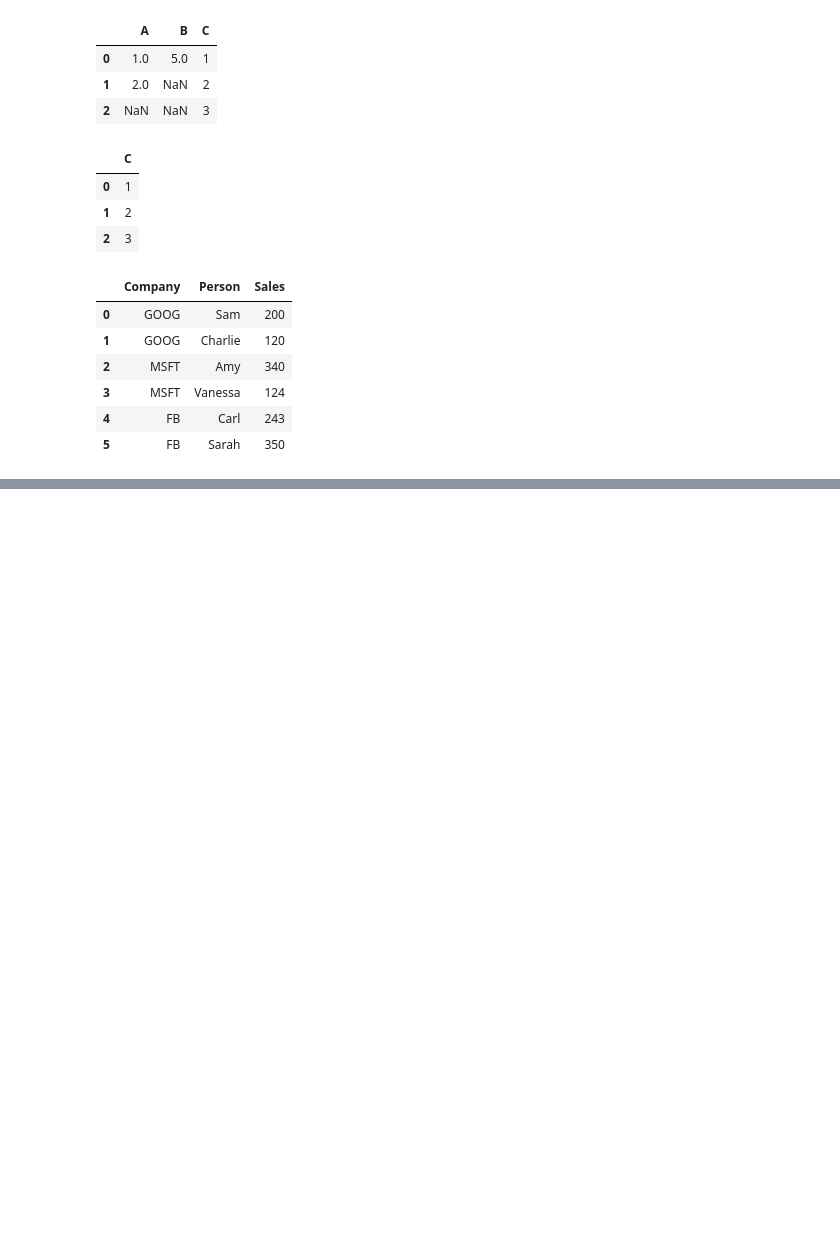
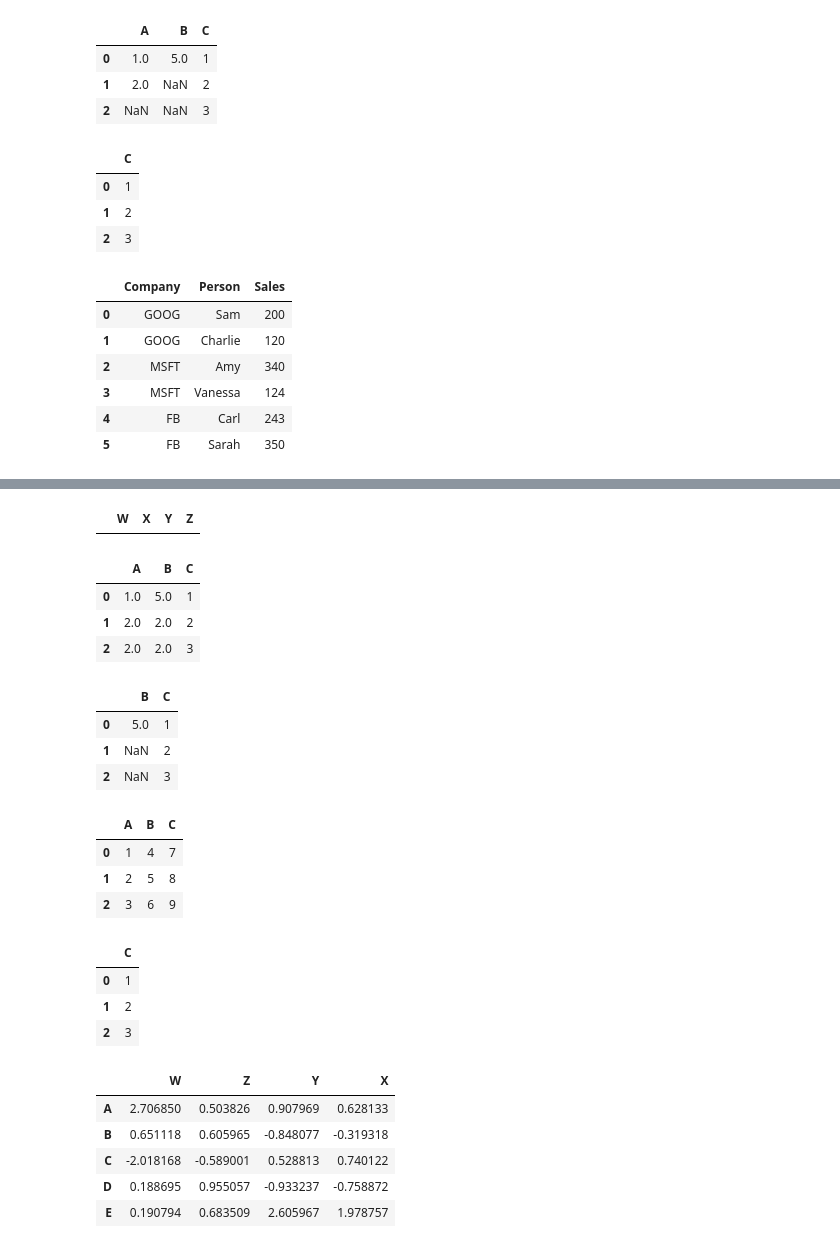
Before and after one commit to msznajder/udacity_intro_to_data_analysis-, a Jupyter notebook: udemy_python_for_data_science/sandbox.ipynb, the cells around one changed output, grey strips where cells are left out. Drawn from its saved outputs; the diff is of its cells as text; code cells hidden in the pictures; blank space fills up the shorter version.

```diff
--- a/udemy_python_for_data_science/sandbox.ipynb
+++ b/udemy_python_for_data_science/sandbox.ipynb
@@ -1133,0 +1237,4 @@ df
+# %%
+np.random.seed(101)
+df4 = pd.DataFrame(np.random.randn(5, 4), index=["A", "B", "C", "D", "E"], columns=["W", "X", "Y", "Z"])
+df4
@@ -1133,0 +1261,43 @@ df
+# %%
+df4[(df4["X"] > 0) & (df4["Y"] < 0)]
+# %% [output]
+|  | W | X | Y | Z |
+# %%
+df3.fillna(2)
+# %% [output]
+|  | A | B | C |
+| 0 | 1.0 | 5.0 | 1 |
+| 1 | 2.0 | 2.0 | 2 |
+| 2 | 2.0 | 2.0 | 3 |
+# %%
+df3.drop("A", axis=1)
+# %% [output]
+|  | B | C |
+| 0 | 5.0 | 1 |
+| 1 | NaN | 2 |
+| 2 | NaN | 3 |
+# %%
+pd.DataFrame(data={"A": [1, 2, 3],
+                   "B": [4, 5, 6],
+                   "C": [7, 8, 9]})
+# %% [output]
+|  | A | B | C |
+| 0 | 1 | 4 | 7 |
+| 1 | 2 | 5 | 8 |
+| 2 | 3 | 6 | 9 |
+# %%
+df3.dropna(axis=1)
+# %% [output]
+|  | C |
+| 0 | 1 |
+| 1 | 2 |
+| 2 | 3 |
+# %%
+df4.sort_values(by="C", axis=1)
+# %% [output]
+|  | W | Z | Y | X |
+| A | 2.706850 | 0.503826 | 0.907969 | 0.628133 |
+| B | 0.651118 | 0.605965 | -0.848077 | -0.319318 |
+| C | -2.018168 | -0.589001 | 0.528813 | 0.740122 |
+| D | 0.188695 | 0.955057 | -0.933237 | -0.758872 |
+| E | 0.190794 | 0.683509 | 2.605967 | 1.978757 |
```
Also changed, not shown: parts of 34 cells of this notebook, 2 other files.
